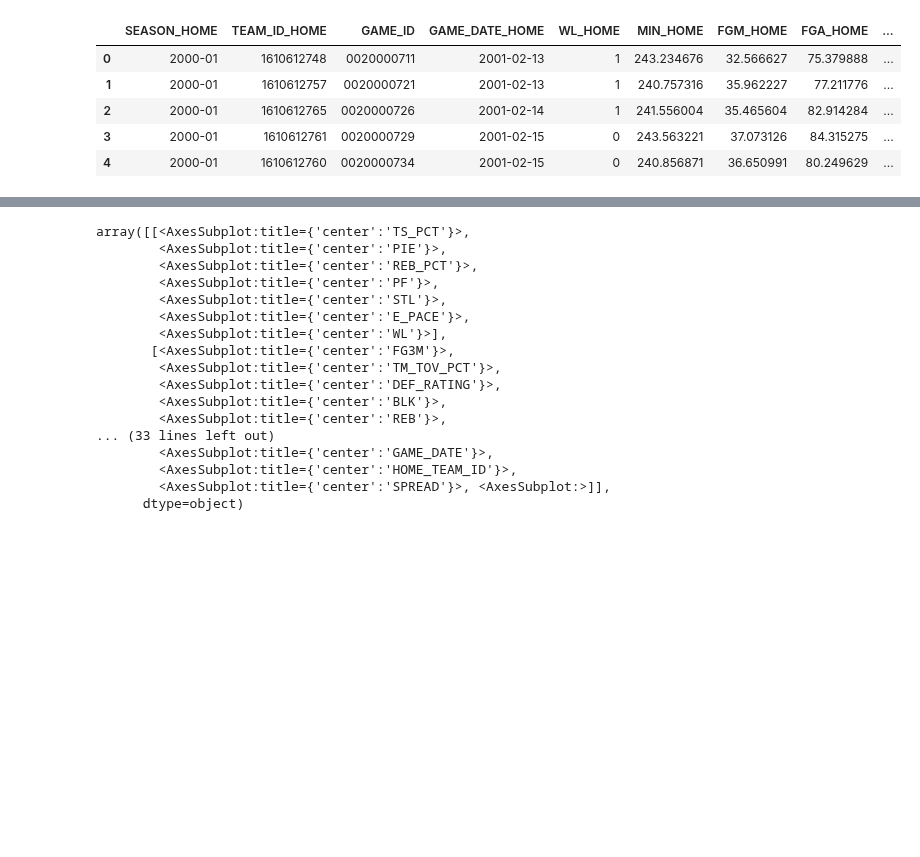
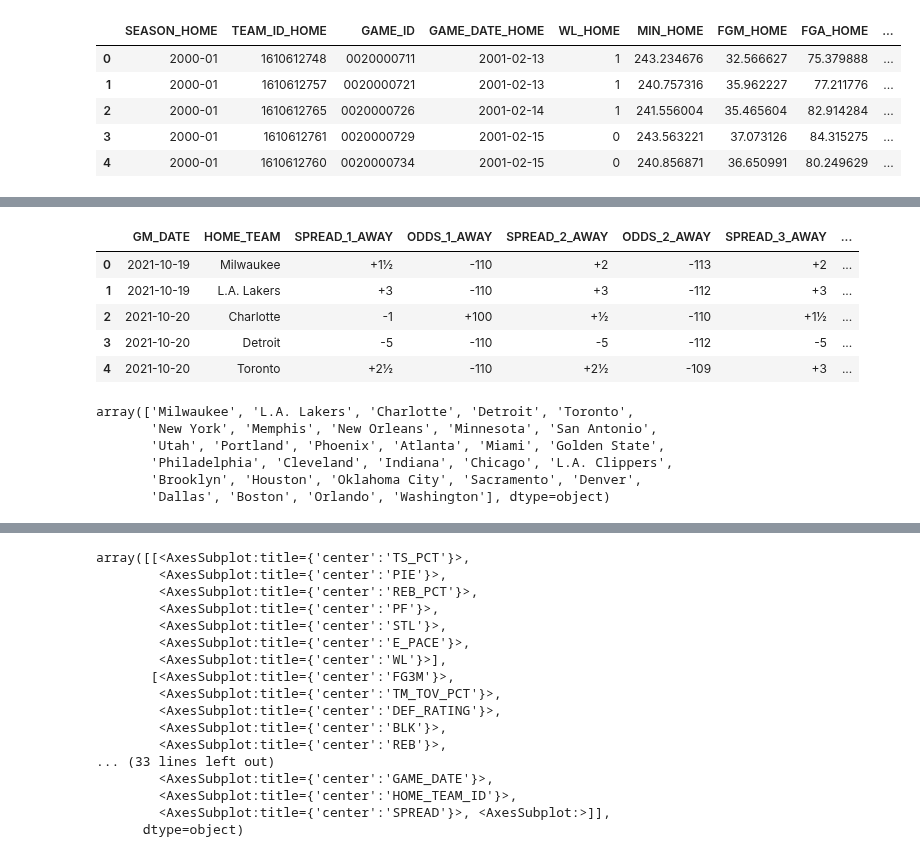
Before and after one commit to jnshzk/nba_beating_the_spread, a Jupyter notebook: data_preprocessing_v3.ipynb, the cells around one changed output, grey strips where cells are left out. Drawn from its saved outputs; the diff is of its cells as text; code cells hidden in the pictures; blank space fills up the shorter version.

```diff
--- a/data_preprocessing_v3.ipynb
+++ b/data_preprocessing_v3.ipynb
@@ -484,3 +525,24 @@ boxscore_df.head()
+# %%
+#import betting spreads data
+book_spreads_df = pd.read_csv('spreads_df.csv')
+book_spreads_df.drop(columns=['Unnamed: 0'], inplace=True)
+book_spreads_df.head()
+# %% [output]
+|  | GM_DATE | HOME_TEAM | SPREAD_1_AWAY | ODDS_1_AWAY | SPREAD_2_AWAY | ODDS_2_AWAY | SPREAD_3_AWAY | ... |
+| 0 | 2021-10-19 | Milwaukee | +1½ | -110 | +2 | -113 | +2 | ... |
+| 1 | 2021-10-19 | L.A. Lakers | +3 | -110 | +3 | -112 | +3 | ... |
+| 2 | 2021-10-20 | Charlotte | -1 | +100 | +½ | -110 | +1½ | ... |
+| 3 | 2021-10-20 | Detroit | -5 | -110 | -5 | -112 | -5 | ... |
+| 4 | 2021-10-20 | Toronto | +2½ | -110 | +2½ | -109 | +3 | ... |
+# %%
+book_spreads_df['HOME_TEAM'].unique()
+# %% [output]
+array(['Milwaukee', 'L.A. Lakers', 'Charlotte', 'Detroit', 'Toronto',
+       'New York', 'Memphis', 'New Orleans', 'Minnesota', 'San Antonio',
+       'Utah', 'Portland', 'Phoenix', 'Atlanta', 'Miami', 'Golden State',
+       'Philadelphia', 'Cleveland', 'Indiana', 'Chicago', 'L.A. Clippers',
+       'Brooklyn', 'Houston', 'Oklahoma City', 'Sacramento', 'Denver',
+       'Dallas', 'Boston', 'Orlando', 'Washington'], dtype=object)
 # %%
 #add spread actuals
 final_df = final_df.merge(spreads_df, how='inner', on=['GAME_ID'])
```
Also changed, not shown: parts of 3 cells of this notebook.
